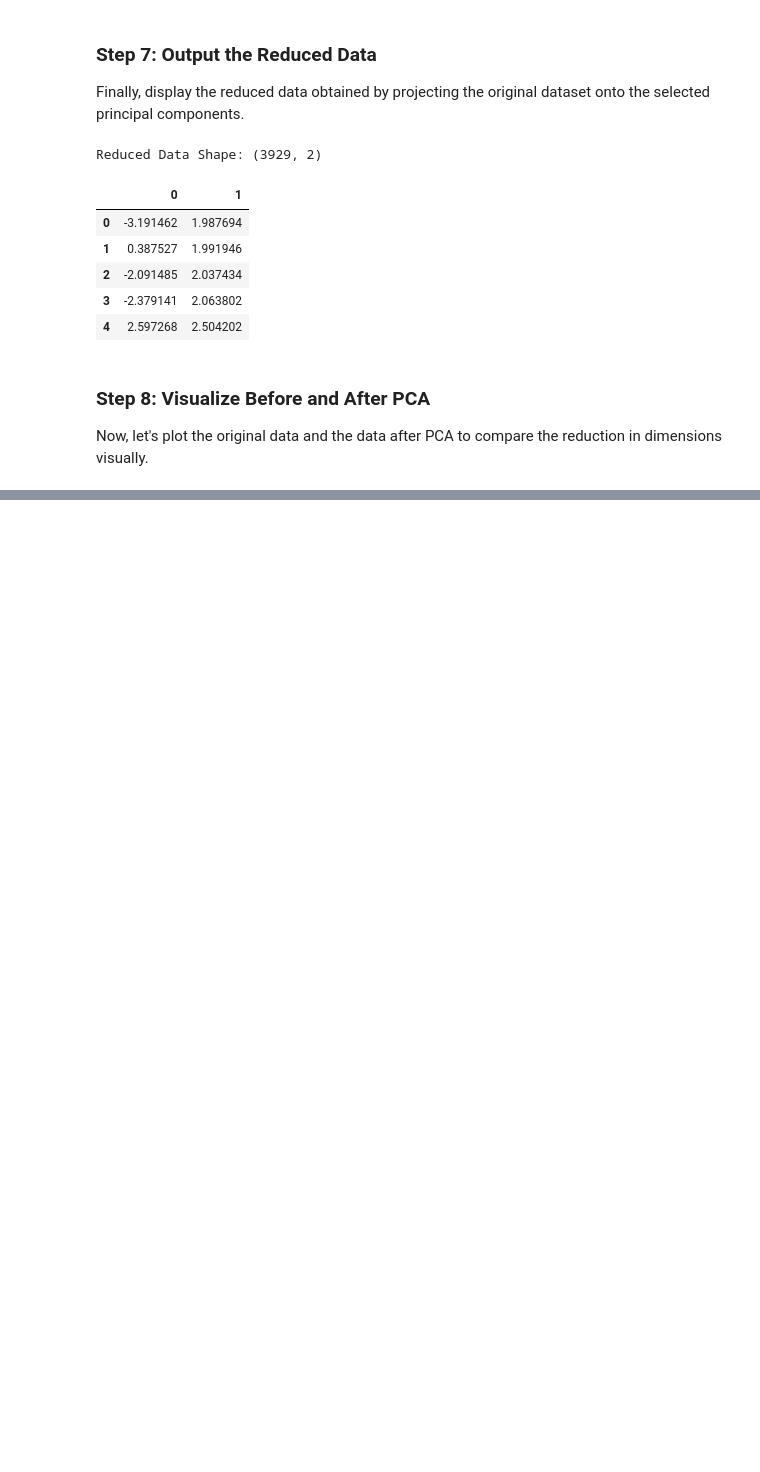
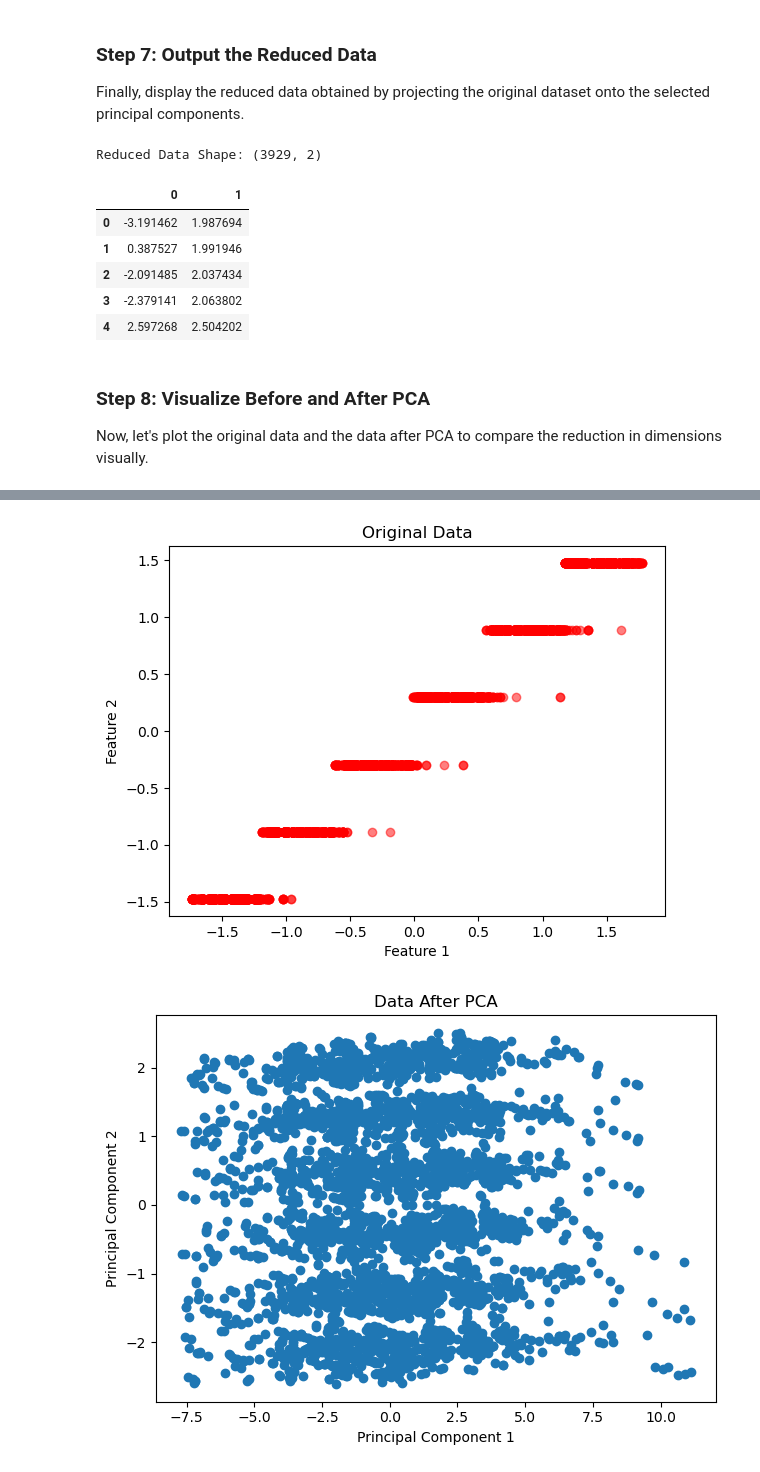
Before and after one commit to AkotoChristine/Principle_Component_Analysis, a Jupyter notebook: PCA_Formative_1[Peer_Pair_10].ipynb, the cells around one changed output, grey strips where cells are left out. Cells and saved outputs as stored; diff of their text form; code cells hidden in the pictures; blank space fills up the shorter version.

Commit message:
visualisation

```diff
--- a/PCA_Formative_1[Peer_Pair_10].ipynb
+++ b/PCA_Formative_1[Peer_Pair_10].ipynb
@@ -179,0 +169,23 @@ KeyError: (slice(None, None, None), 0)
+# %%
+# Step 8: Visualize Before and After PCA
+
+# Plot original data (first two features for simplicity)
+import matplotlib.pyplot as plt
+plt.scatter(standardized_data.iloc[:, 0], standardized_data.iloc[:, 1], c='red', alpha=0.5)
+plt.title('Original Data')
+plt.xlabel('Feature 1')
+plt.ylabel('Feature 2')
+plt.show()
+
+# Plot reduced data after PCA
+
+plt.scatter(reduced_data.iloc[:, 0], reduced_data.iloc[:, 1])
+plt.title('Data After PCA')
+plt.xlabel('Principal Component 1')
+plt.ylabel('Principal Component 2')
+
+plt.tight_layout()
+plt.show()
+# %% [output]
+[figure, added]
+[figure, added]
```
Also changed, not shown: parts of 1 cell of this notebook.
